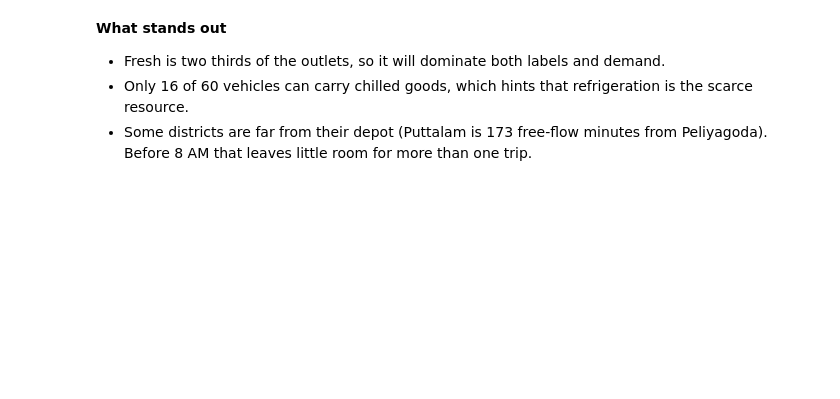
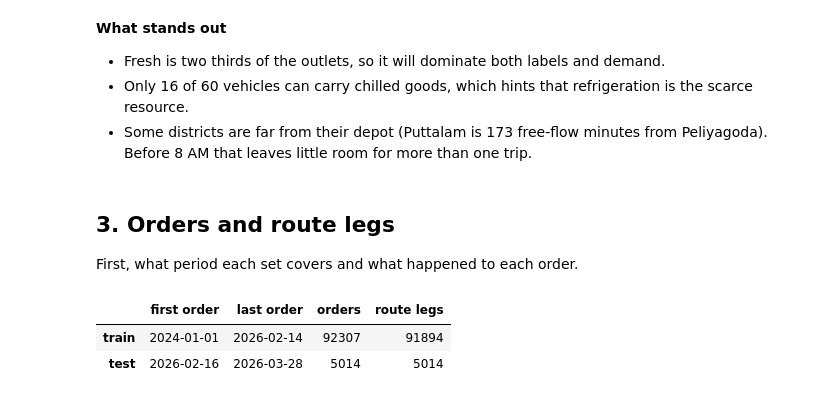
Before and after one commit to sameera-ekanayaka/Xora_Datathon, a Jupyter notebook: notebooks/01_data_understanding.ipynb, the cells around one changed output. Cells and saved outputs as stored; diff of their text form; code cells hidden in the pictures; blank space fills up the shorter version.

```diff
--- a/notebooks/01_data_understanding.ipynb
+++ b/notebooks/01_data_understanding.ipynb
@@ -151,3 +151,19 @@ district_travel.merge(
 - Fresh is two thirds of the outlets, so it will dominate both labels and demand.
 - Only 16 of 60 vehicles can carry chilled goods, which hints that refrigeration is the scarce resource.
 - Some districts are far from their depot (Puttalam is 173 free-flow minutes from Peliyagoda). Before 8 AM that leaves little room for more than one trip.
+# %% [markdown]
+## 3. Orders and route legs
+
+First, what period each set covers and what happened to each order.
+# %%
+period = pd.DataFrame({
+    "first order": [orders.order_date.min(), orders_test.order_date.min()],
+    "last order": [orders.order_date.max(), orders_test.order_date.max()],
+    "orders": [len(orders), len(orders_test)],
+    "route legs": [len(legs), len(legs_test)],
+}, index=["train", "test"])
+period
+# %% [output]
+|  | first order | last order | orders | route legs |
+| train | 2024-01-01 | 2026-02-14 | 92307 | 91894 |
+| test | 2026-02-16 | 2026-03-28 | 5014 | 5014 |
```
Also changed, not shown: parts of 6 cells of this notebook.
